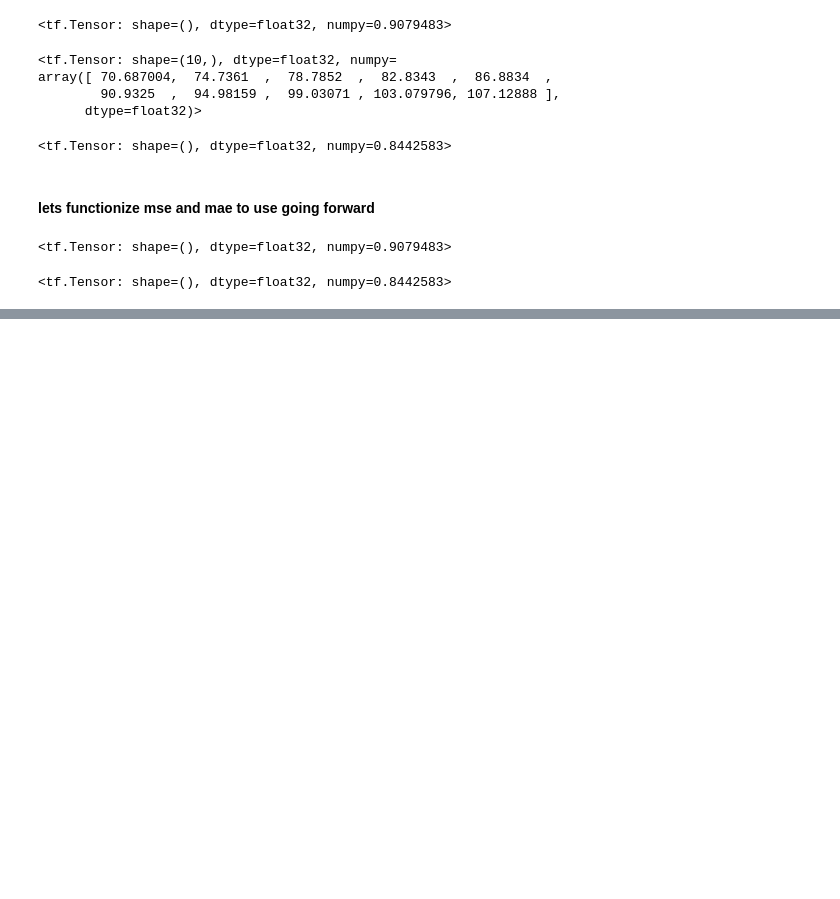
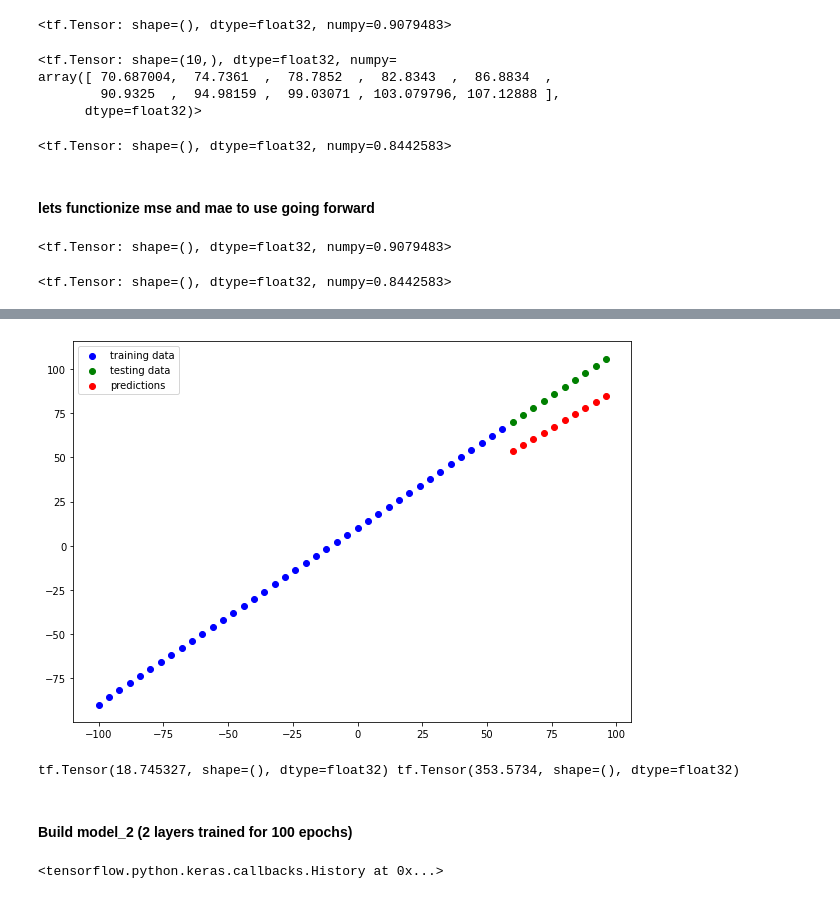
Before and after one commit to joelweber977/Python3_TF_Certificate, a Jupyter notebook: 01_neural_network_regression_JW.ipynb, the cells around one changed output, grey strips where cells are left out. Saved outputs shown, nothing was run; the diff lists cells and outputs as text; code cells hidden in the pictures; blank space fills up the shorter version.

```diff
--- a/01_neural_network_regression_JW.ipynb
+++ b/01_neural_network_regression_JW.ipynb
@@ -656,0 +688,12 @@ crap
+# %%
+#set random seed
+tf.random.set_seed(42)
+
+#1. create the model
+model_1 = tf.keras.Sequential([tf.keras.layers.Dense(1)])
+#2. compile the model
+model_1.compile(loss = tf.keras.losses.mae,
+               optimizer = tf.keras.optimizers.SGD(),
+               metrics = ['mae'])
+#3. fit the model
+model_1.fit(X_train, y_train, epochs = 100)
@@ -656,0 +733,3 @@ crap
+# %%
+#create predictions
+y_pred_1 = model_1.predict(X_test)
@@ -656,0 +751,37 @@ crap
+# %%
+#plot predictions for model_1
+plot_predictions(train_data = X_train,
+                 train_labels = y_train,
+                 test_data = X_test,
+                 test_labels = y_test,
+                predictions = y_pred_1)
+
+#results are not good
+# %% [output]
+[figure, added]
+# %%
+#run evaluation metric functions we already created
+mae_1 = mae(y_test, y_pred_1)
+mse_1 = mse(y_test, y_pred_1)
+print(mae_1, mse_1)
+#results are not good
+# %% [output]
+tf.Tensor(18.745327, shape=(), dtype=float32) tf.Tensor(353.5734, shape=(), dtype=float32)
+# %% [markdown]
+#### Build model_2 (2 layers trained for 100 epochs)
+# %%
+#set random seed
+tf.random.set_seed(42)
+#create model
+model_2 = tf.keras.Sequential()
+#add layers
+model_2.add(tf.keras.layers.Dense(10))
+model_2.add(tf.keras.layers.Dense(1))
+#compile the model
+model_2.compile(loss = tf.keras.losses.mae,
+               optimizer = tf.keras.optimizers.SGD(),
+               metrics = ['mae'])
+#fit the model
+model_2.fit(X_train, y_train, epochs = 100, verbose = 0)
+# %% [output]
+<tensorflow.python.keras.callbacks.History at 0x...>
```
Also changed, not shown: parts of 33 cells of this notebook, 4 other files.
